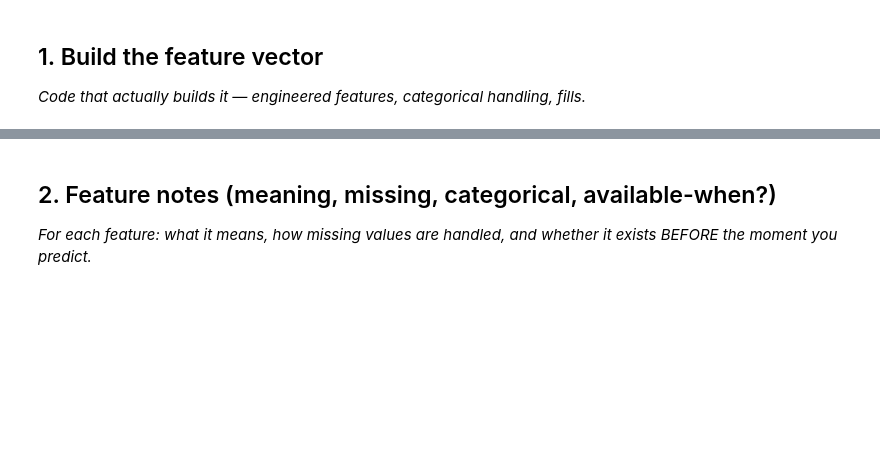
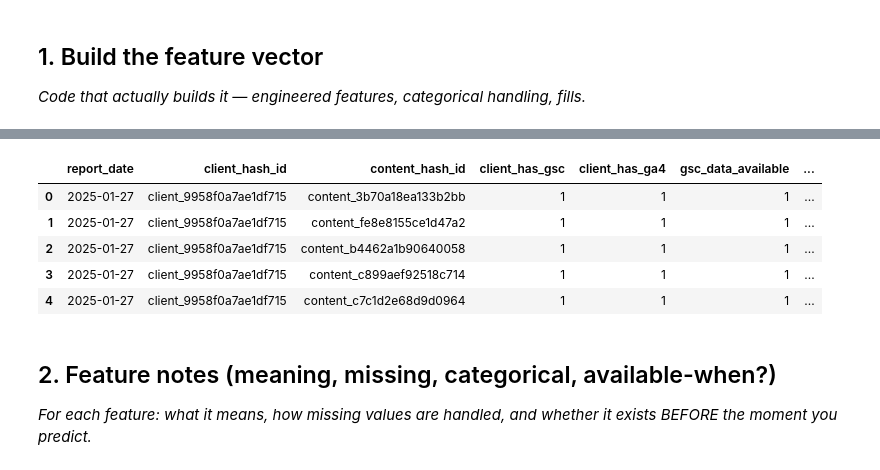
Before and after one commit to Mohd-Abdul-Muqeet/FlyRank-AI, a Jupyter notebook: work/notebooks/w03_feature_leakage_check.ipynb, the cells around one changed output, grey strips where cells are left out. Saved outputs shown, nothing was run; the diff lists cells and outputs as text; code cells hidden in the pictures; blank space fills up the shorter version.

```diff
--- a/work/notebooks/w03_feature_leakage_check.ipynb
+++ b/work/notebooks/w03_feature_leakage_check.ipynb
@@ -17,0 +20,72 @@ This skeleton is yours to fill. Work the sections **in order** — each one has
+# %%
+import os
+import numpy as np
+import pandas as pd
+from datasets import load_dataset
+
+# Load a reproducible sample from the approved warehouse.
+ds = load_dataset(
+    "FlyRank/internship-warehouse",
+    "fact_content_daily_performance",
+    streaming=True,
+    split="train"
+)
+
+df = pd.DataFrame(list(ds.take(10000)))
+
+# Keep only fields available at prediction time.
+feature_columns = [
+    "report_date",
+    "client_hash_id",
+    "content_hash_id",
+    "client_has_gsc",
+    "client_has_ga4",
+    "gsc_data_available",
+    "ga4_data_available",
+    "gsc_impressions",
+    "gsc_avg_position",
+    "sessions_organic",
+    "sessions_direct",
+    "sessions_referral",
+    "sessions_social",
+    "sessions_paid",
+    "sessions_ai",
+]
+
+features = df[feature_columns].copy()
+
+# Numeric conversion.
+numeric_features = [
+    "gsc_impressions",
+    "gsc_avg_position",
+    "sessions_organic",
+    "sessions_direct",
+    "sessions_referral",
+    "sessions_social",
+    "sessions_paid",
+    "sessions_ai",
+]
+
+for col in numeric_features:
+    features[col] = pd.to_numeric(features[col], errors="coerce")
+
+# Missing numeric values -> 0.
+features[numeric_features] = features[numeric_features].fillna(0)
+
+# Boolean fields -> 0/1.
+boolean_features = [
+    "client_has_gsc",
+    "client_has_ga4",
+    "gsc_data_available",
+    "ga4_data_available",
+]
+
+for col in boolean_features:
+    features[col] = features[col].fillna(False).astype(int)
+
+print("Rows:", len(features))
+print("Feature columns:")
+print(features.columns.tolist())
+
+features.head()
+# %% [output]
@@ -18,3 +95,9 @@ This skeleton is yours to fill. Work the sections **in order** — each one has
+|  | report_date | client_hash_id | content_hash_id | client_has_gsc | client_has_ga4 | gsc_data_available | ... |
+| 0 | 2025-01-27 | client_9958f0a7ae1df715 | content_3b70a18ea133b2bb | 1 | 1 | 1 | ... |
+| 1 | 2025-01-27 | client_9958f0a7ae1df715 | content_fe8e8155ce1d47a2 | 1 | 1 | 1 | ... |
+| 2 | 2025-01-27 | client_9958f0a7ae1df715 | content_b4462a1b90640058 | 1 | 1 | 1 | ... |
+| 3 | 2025-01-27 | client_9958f0a7ae1df715 | content_c899aef92518c714 | 1 | 1 | 1 | ... |
+| 4 | 2025-01-27 | client_9958f0a7ae1df715 | content_c7c1d2e68d9d0964 | 1 | 1 | 1 | ... |
 # %% [markdown]
 ## 2. Feature notes (meaning, missing, categorical, available-when?)
 
```
Also changed, not shown: parts of 9 cells of this notebook.
